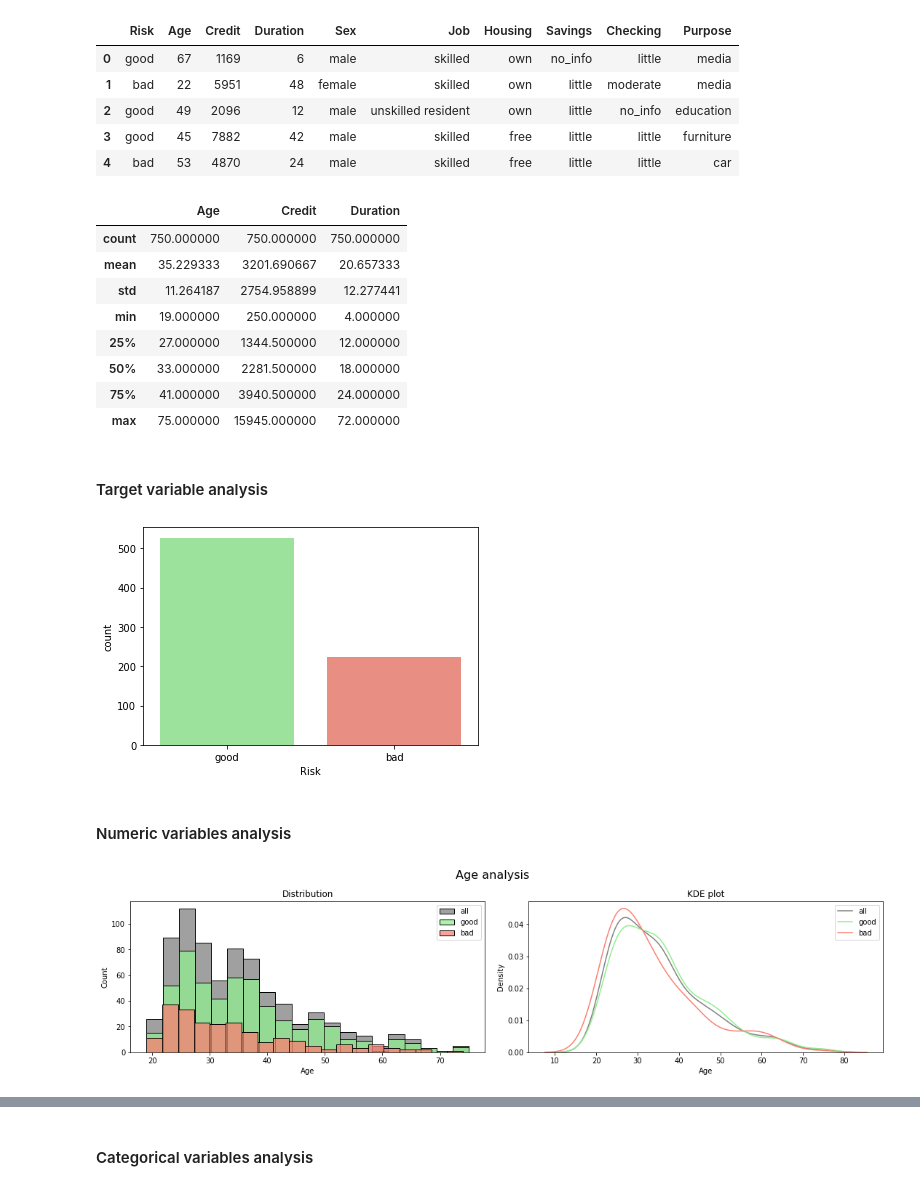
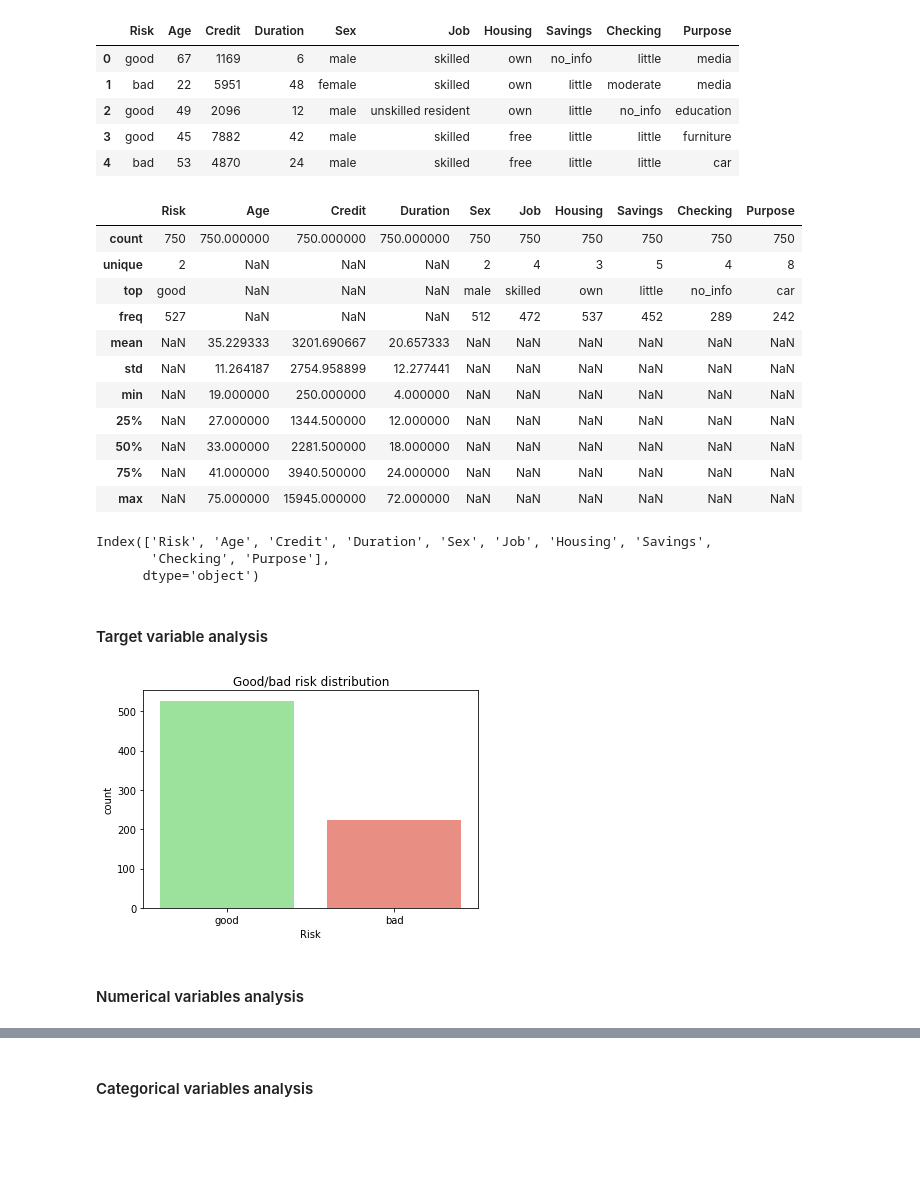
Before and after one commit to DanielGobl/sharing_github, a Jupyter notebook: analysis v3.ipynb, the cells around one changed output, grey strips where cells are left out. Saved outputs shown, nothing was run; the diff lists cells and outputs as text; code cells hidden in the pictures; blank space fills up the shorter version.

```diff
--- a/analysis v3.ipynb
+++ b/analysis v3.ipynb
@@ -102,14 +92,23 @@ df_train.head()
 | 3 | good | 45 | 7882 | 42 | male | skilled | free | little | little | furniture |
 | 4 | bad | 53 | 4870 | 24 | male | skilled | free | little | little | car |
 # %%
-df_train.describe()
+df_train.describe(include='all')
 # %% [output]
-|  | Age | Credit | Duration |
-| count | 750.000000 | 750.000000 | 750.000000 |
-| mean | 35.229333 | 3201.690667 | 20.657333 |
-| std | 11.264187 | 2754.958899 | 12.277441 |
-| min | 19.000000 | 250.000000 | 4.000000 |
-| 25% | 27.000000 | 1344.500000 | 12.000000 |
-| 50% | 33.000000 | 2281.500000 | 18.000000 |
-| 75% | 41.000000 | 3940.500000 | 24.000000 |
-| max | 75.000000 | 15945.000000 | 72.000000 |
+|  | Risk | Age | Credit | Duration | Sex | Job | Housing | Savings | Checking | Purpose |
+| count | 750 | 750.000000 | 750.000000 | 750.000000 | 750 | 750 | 750 | 750 | 750 | 750 |
+| unique | 2 | NaN | NaN | NaN | 2 | 4 | 3 | 5 | 4 | 8 |
+| top | good | NaN | NaN | NaN | male | skilled | own | little | no_info | car |
+| freq | 527 | NaN | NaN | NaN | 512 | 472 | 537 | 452 | 289 | 242 |
+| mean | NaN | 35.229333 | 3201.690667 | 20.657333 | NaN | NaN | NaN | NaN | NaN | NaN |
+| std | NaN | 11.264187 | 2754.958899 | 12.277441 | NaN | NaN | NaN | NaN | NaN | NaN |
+| min | NaN | 19.000000 | 250.000000 | 4.000000 | NaN | NaN | NaN | NaN | NaN | NaN |
+| 25% | NaN | 27.000000 | 1344.500000 | 12.000000 | NaN | NaN | NaN | NaN | NaN | NaN |
+| 50% | NaN | 33.000000 | 2281.500000 | 18.000000 | NaN | NaN | NaN | NaN | NaN | NaN |
+| 75% | NaN | 41.000000 | 3940.500000 | 24.000000 | NaN | NaN | NaN | NaN | NaN | NaN |
+| max | NaN | 75.000000 | 15945.000000 | 72.000000 | NaN | NaN | NaN | NaN | NaN | NaN |
+# %%
+df_train.columns
+# %% [output]
+Index(['Risk', 'Age', 'Credit', 'Duration', 'Sex', 'Job', 'Housing', 'Savings',
+       'Checking', 'Purpose'],
+      dtype='object')
@@ -118,11 +120,12 @@ df_train.describe()
 # %%
 # count good/bad risk
 sns.countplot(x = "Risk", data = df_train, palette=['lightgreen','salmon'])
+plt.title("Good/bad risk distribution")
 plt.show()
 # %% [output]
-[figure, old version]
+[figure, new version]
 # %% [markdown]
-#### Numeric variables analysis
+#### Numerical variables analysis
 # %%
 # function for creating charts for numeric data
 
@@ -144,7 +147,3 @@ def num_var_charts(var):
     ax2.set_title('KDE plot')
 
     plt.show()
-# %%
-num_var_charts('Age')
-# %% [output]
-[figure, removed]
```
Also changed, not shown: parts of 40 cells of this notebook.
